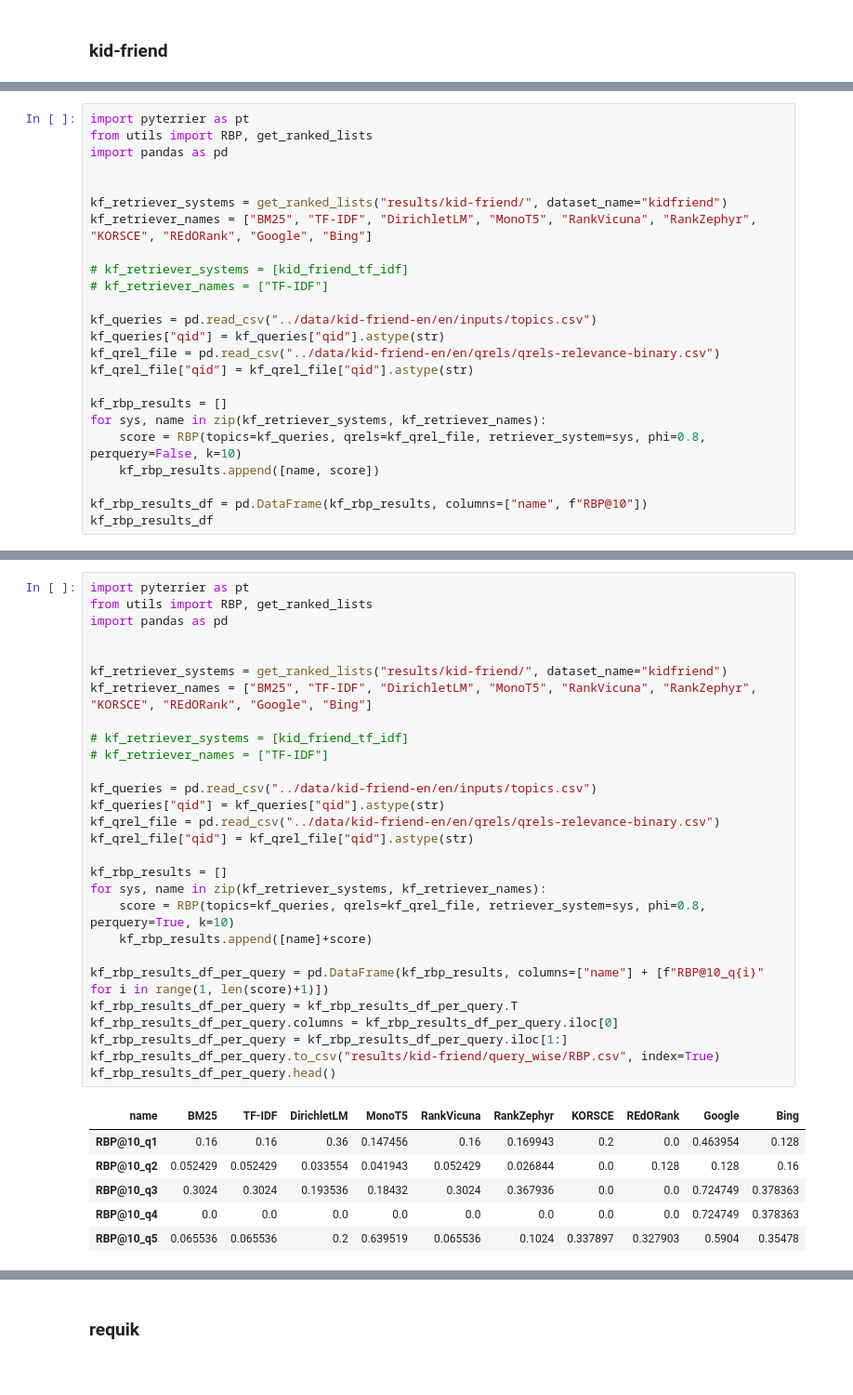
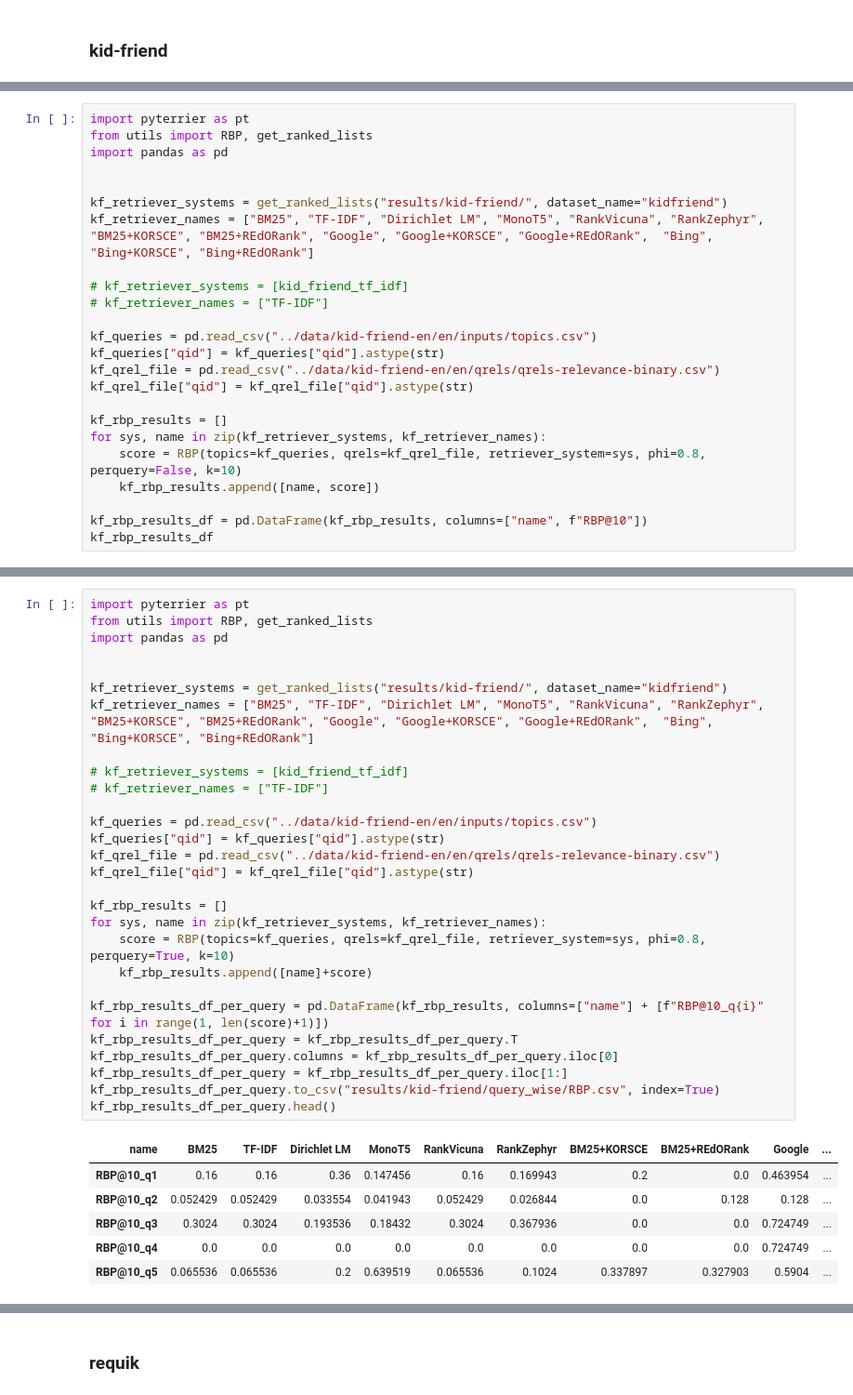
Before and after one commit to SOLandChildren/ChildCenteredEvaluation, a Jupyter notebook: code/evaluation.ipynb, the cells around one changed output, grey strips where cells are left out. Shown at 93% size. Saved outputs shown, nothing was run; the diff lists cells and outputs as text.

```diff
--- a/code/evaluation.ipynb
+++ b/code/evaluation.ipynb
@@ -228,7 +299,7 @@ import pandas as pd
 
 
 kf_retriever_systems = get_ranked_lists("results/kid-friend/", dataset_name="kidfriend")
-kf_retriever_names = ["BM25", "TF-IDF", "DirichletLM", "MonoT5", "RankVicuna", "RankZephyr", "KORSCE", "REdORank", "Google", "Bing"]
+kf_retriever_names = ["BM25", "TF-IDF", "Dirichlet LM", "MonoT5", "RankVicuna", "RankZephyr", "BM25+KORSCE", "BM25+REdORank", "Google", "Google+KORSCE", "Google+REdORank",  "Bing", "Bing+KORSCE", "Bing+REdORank"]
 
 # kf_retriever_systems = [kid_friend_tf_idf]
 # kf_retriever_names = ["TF-IDF"]
@@ -260,38 +335,38 @@ kf_rbp_results_df
 # %%
 import pyterrier as pt
 from utils import RBP, get_ranked_lists
 import pandas as pd
 
 
 kf_retriever_systems = get_ranked_lists("results/kid-friend/", dataset_name="kidfriend")
-kf_retriever_names = ["BM25", "TF-IDF", "DirichletLM", "MonoT5", "RankVicuna", "RankZephyr", "KORSCE", "REdORank", "Google", "Bing"]
+kf_retriever_names = ["BM25", "TF-IDF", "Dirichlet LM", "MonoT5", "RankVicuna", "RankZephyr", "BM25+KORSCE", "BM25+REdORank", "Google", "Google+KORSCE", "Google+REdORank",  "Bing", "Bing+KORSCE", "Bing+REdORank"]
 
 # kf_retriever_systems = [kid_friend_tf_idf]
 # kf_retriever_names = ["TF-IDF"]
 
 kf_queries = pd.read_csv("../data/kid-friend-en/en/inputs/topics.csv")
 kf_queries["qid"] = kf_queries["qid"].astype(str)
 kf_qrel_file = pd.read_csv("../data/kid-friend-en/en/qrels/qrels-relevance-binary.csv")
 kf_qrel_file["qid"] = kf_qrel_file["qid"].astype(str)
 
 kf_rbp_results = []
 for sys, name in zip(kf_retriever_systems, kf_retriever_names):
     score = RBP(topics=kf_queries, qrels=kf_qrel_file, retriever_system=sys, phi=0.8, perquery=True, k=10)
     kf_rbp_results.append([name]+score)
 
 kf_rbp_results_df_per_query = pd.DataFrame(kf_rbp_results, columns=["name"] + [f"RBP@10_q{i}" for i in range(1, len(score)+1)])
 kf_rbp_results_df_per_query = kf_rbp_results_df_per_query.T
 kf_rbp_results_df_per_query.columns = kf_rbp_results_df_per_query.iloc[0]
 kf_rbp_results_df_per_query = kf_rbp_results_df_per_query.iloc[1:]
 kf_rbp_results_df_per_query.to_csv("results/kid-friend/query_wise/RBP.csv", index=True)
 kf_rbp_results_df_per_query.head()
 # %% [output]
-| name | BM25 | TF-IDF | DirichletLM | MonoT5 | RankVicuna | RankZephyr | KORSCE | REdORank | Google | Bing |
-| RBP@10_q1 | 0.16 | 0.16 | 0.36 | 0.147456 | 0.16 | 0.169943 | 0.2 | 0.0 | 0.463954 | 0.128 |
-| RBP@10_q2 | 0.052429 | 0.052429 | 0.033554 | 0.041943 | 0.052429 | 0.026844 | 0.0 | 0.128 | 0.128 | 0.16 |
-| RBP@10_q3 | 0.3024 | 0.3024 | 0.193536 | 0.18432 | 0.3024 | 0.367936 | 0.0 | 0.0 | 0.724749 | 0.378363 |
-| RBP@10_q4 | 0.0 | 0.0 | 0.0 | 0.0 | 0.0 | 0.0 | 0.0 | 0.0 | 0.724749 | 0.378363 |
-| RBP@10_q5 | 0.065536 | 0.065536 | 0.2 | 0.639519 | 0.065536 | 0.1024 | 0.337897 | 0.327903 | 0.5904 | 0.35478 |
+| name | BM25 | TF-IDF | Dirichlet LM | MonoT5 | RankVicuna | RankZephyr | BM25+KORSCE | BM25+REdORank | Google | ... |
+| RBP@10_q1 | 0.16 | 0.16 | 0.36 | 0.147456 | 0.16 | 0.169943 | 0.2 | 0.0 | 0.463954 | ... |
+| RBP@10_q2 | 0.052429 | 0.052429 | 0.033554 | 0.041943 | 0.052429 | 0.026844 | 0.0 | 0.128 | 0.128 | ... |
+| RBP@10_q3 | 0.3024 | 0.3024 | 0.193536 | 0.18432 | 0.3024 | 0.367936 | 0.0 | 0.0 | 0.724749 | ... |
+| RBP@10_q4 | 0.0 | 0.0 | 0.0 | 0.0 | 0.0 | 0.0 | 0.0 | 0.0 | 0.724749 | ... |
+| RBP@10_q5 | 0.065536 | 0.065536 | 0.2 | 0.639519 | 0.065536 | 0.1024 | 0.337897 | 0.327903 | 0.5904 | ... |
 # %%
 from scipy.stats import ttest_rel
 import numpy as np
```
Also changed, not shown: parts of 46 cells of this notebook, 33 other files.
